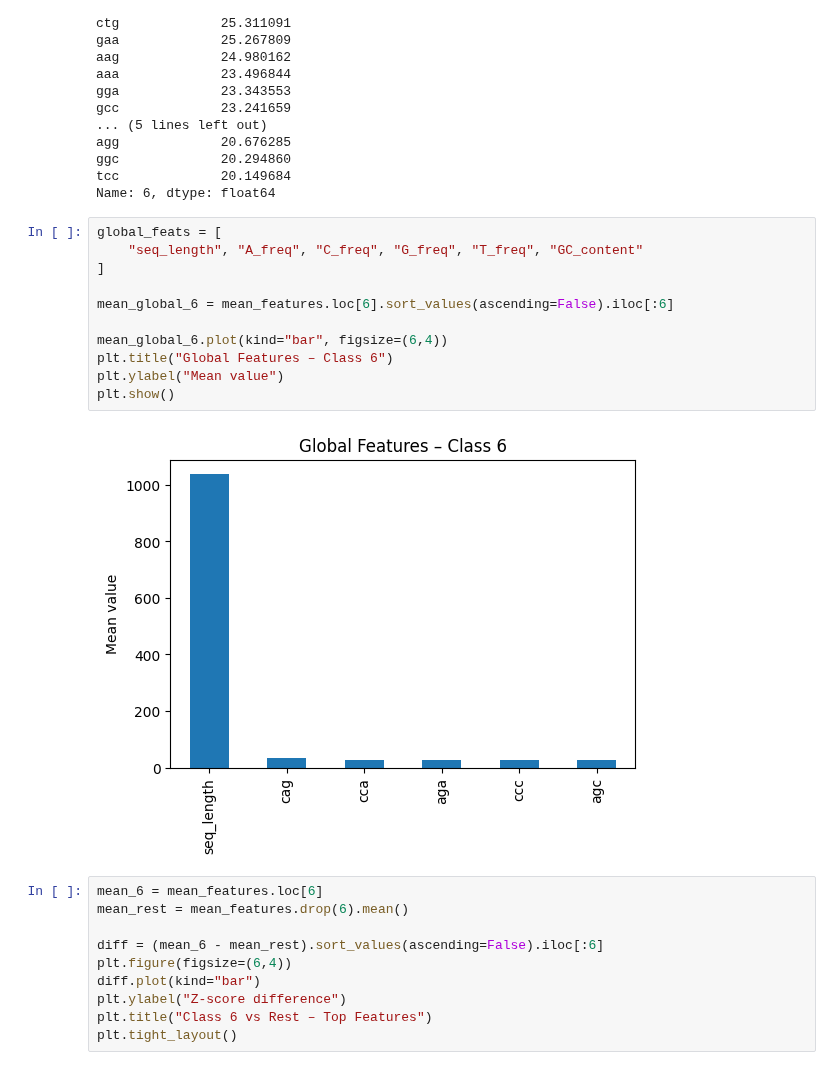
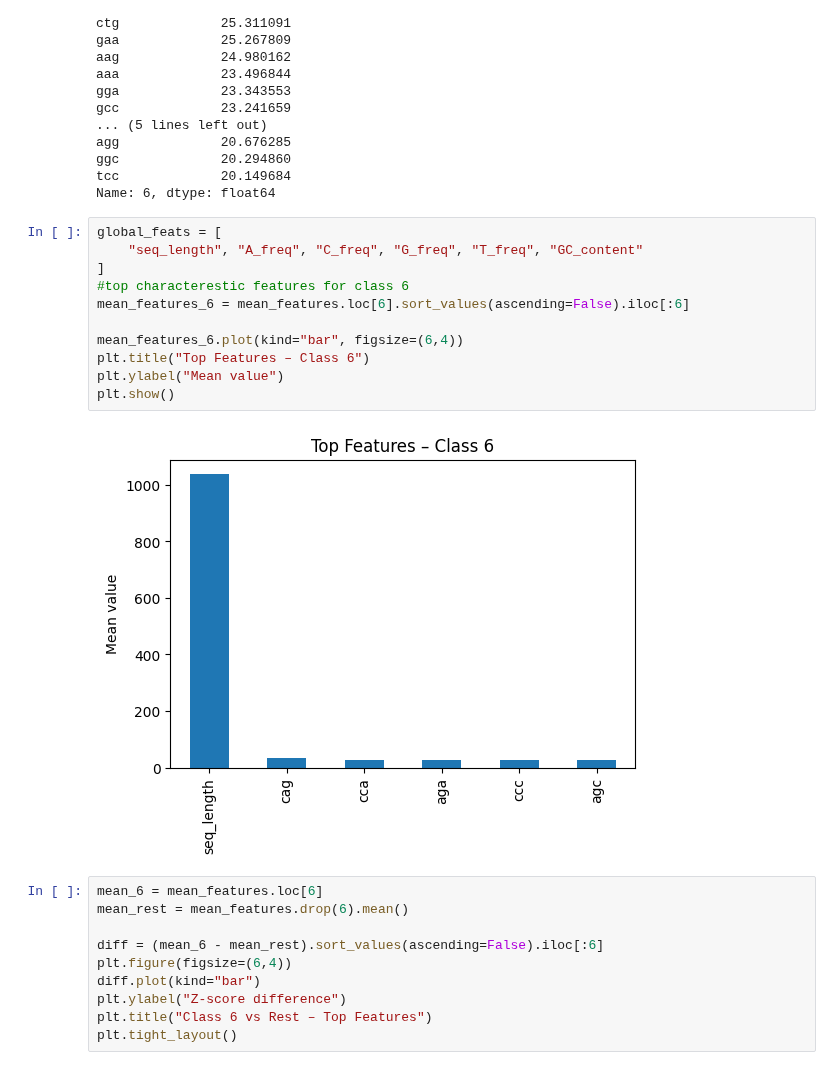
Before and after one commit to YamenNahhas/my-data-project, a Jupyter notebook: notebooks/DNA classification/Human Data Sequnence.ipynb, the cells around one changed output. Saved outputs shown, nothing was run; the diff lists cells and outputs as text.

```diff
--- a/notebooks/DNA classification/Human Data Sequnence.ipynb
+++ b/notebooks/DNA classification/Human Data Sequnence.ipynb
@@ -452,16 +468,16 @@ Name: 6, dtype: float64
 # %%
 global_feats = [
     "seq_length", "A_freq", "C_freq", "G_freq", "T_freq", "GC_content"
 ]
+#top characterestic features for class 6
+mean_features_6 = mean_features.loc[6].sort_values(ascending=False).iloc[:6]
 
-mean_global_6 = mean_features.loc[6].sort_values(ascending=False).iloc[:6]
-
-mean_global_6.plot(kind="bar", figsize=(6,4))
-plt.title("Global Features – Class 6")
+mean_features_6.plot(kind="bar", figsize=(6,4))
+plt.title("Top Features – Class 6")
 plt.ylabel("Mean value")
 plt.show()
 # %% [output]
-[figure, old version]
+[figure, new version]
 # %%
 mean_6 = mean_features.loc[6]
 mean_rest = mean_features.drop(6).mean()
```
Also changed, not shown: parts of 14 cells of this notebook.
